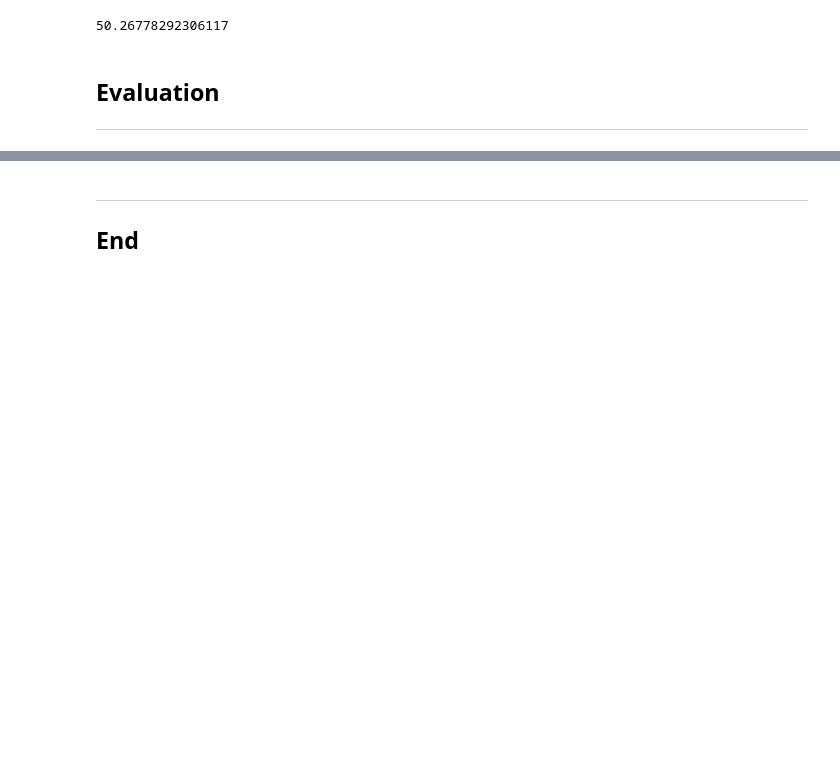
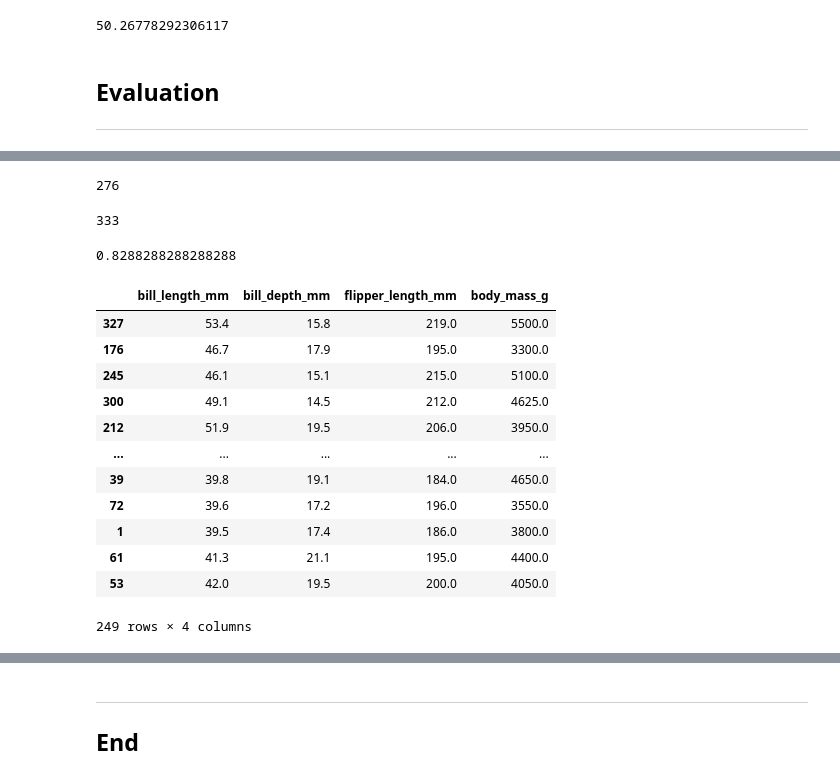
Before and after one commit to ianmcloughlin/notebooks, a Jupyter notebook: knn.ipynb, the cells around one changed output, grey strips where cells are left out. Drawn from its saved outputs; the diff is of its cells as text; code cells hidden in the pictures; blank space fills up the shorter version.

```diff
--- a/knn.ipynb
+++ b/knn.ipynb
@@ -361,0 +400,35 @@ dtype: float64
+# %%
+# Count the values that are correct.
+(clf.predict(X) == y).sum()
+# %% [output]
+276
+# %%
+# Totla number of cases.
+X.shape[0]
+# %% [output]
+333
+# %%
+# Correct proportion.
+(clf.predict(X) == y).sum() / X.shape[0]
+# %% [output]
+0.8288288288288288
+# %%
+# Keep some samples back for testing, train on the others.
+X_train, X_test, y_train, y_test = sk.model_selection.train_test_split(X, y)
+# %%
+# Training inputs.
+X_train
+# %% [output]
+|  | bill_length_mm | bill_depth_mm | flipper_length_mm | body_mass_g |
+| 327 | 53.4 | 15.8 | 219.0 | 5500.0 |
+| 176 | 46.7 | 17.9 | 195.0 | 3300.0 |
+| 245 | 46.1 | 15.1 | 215.0 | 5100.0 |
+| 300 | 49.1 | 14.5 | 212.0 | 4625.0 |
+| 212 | 51.9 | 19.5 | 206.0 | 3950.0 |
+| ... | ... | ... | ... | ... |
+| 39 | 39.8 | 19.1 | 184.0 | 4650.0 |
+| 72 | 39.6 | 17.2 | 196.0 | 3550.0 |
+| 1 | 39.5 | 17.4 | 186.0 | 3800.0 |
+| 61 | 41.3 | 21.1 | 195.0 | 4400.0 |
+| 53 | 42.0 | 19.5 | 200.0 | 4050.0 |
+249 rows × 4 columns
```
Also changed, not shown: parts of 8 cells of this notebook.
